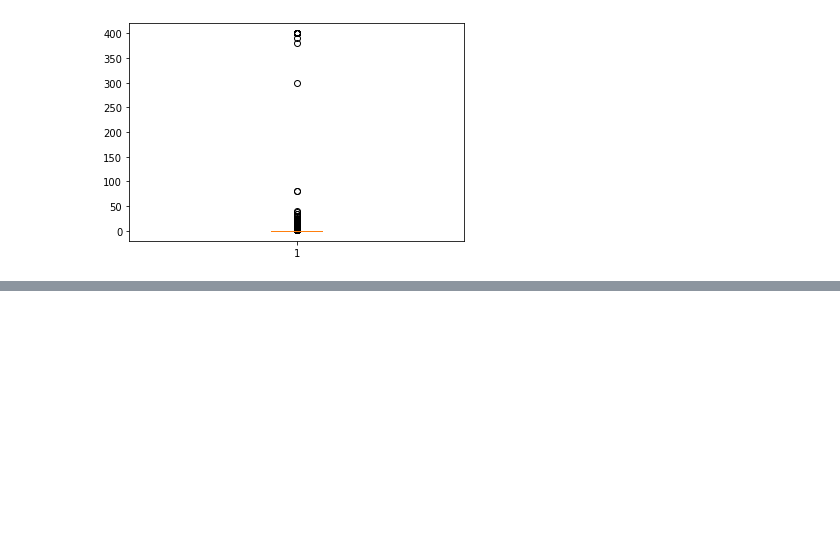
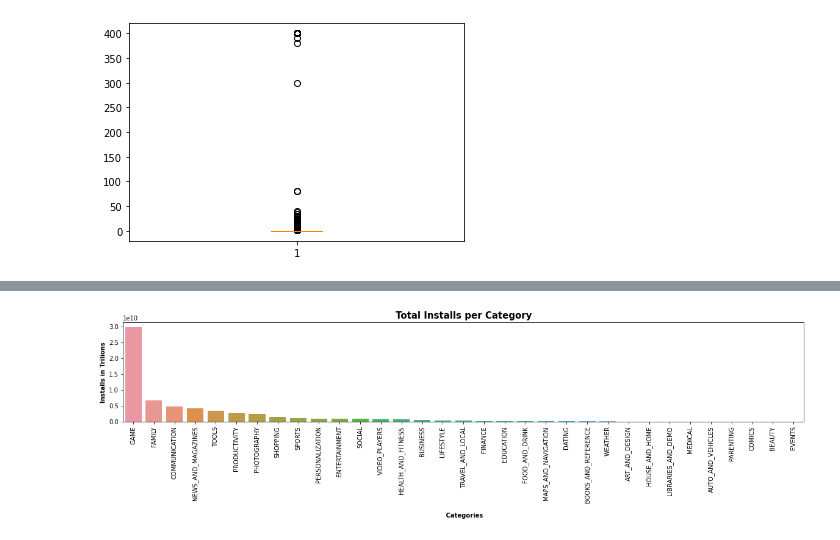
Before and after one commit to Biswajeet1995/playstore-app, a Jupyter notebook: Play_Store_App_Review_Analysis.ipynb, the cells around one changed output, grey strips where cells are left out. Cells and saved outputs as stored; diff of their text form; code cells hidden in the pictures; blank space fills up the shorter version.

```diff
--- a/Play_Store_App_Review_Analysis.ipynb
+++ b/Play_Store_App_Review_Analysis.ipynb
@@ -328,0 +349,3 @@ plt
+# %%
+Installs_Cat =df.groupby(['Category'])['Installs'].sum().sort_values(ascending=False).reset_index()
+Installs_Cat.head()
@@ -328,0 +359,11 @@ plt
+# %%
+df2= plt.subplots(figsize =(20,3))
+sns.barplot(x=Installs_Cat['Category'], y=Installs_Cat['Installs'])
+plt.xlabel('\n Categories', fontsize = 10, fontweight = 'bold')
+plt.ylabel('Installs in Trilions', fontsize = 10, fontweight = 'bold')
+plt.xticks(rotation = 90)
+plt.title('Total Installs per Category', fontsize = 15, fontweight = 'bold')
+plt.savefig('Total Installs per Category.png')
+plt.show()
+# %% [output]
+[figure, added]
```
Also changed, not shown: parts of 22 cells of this notebook.
